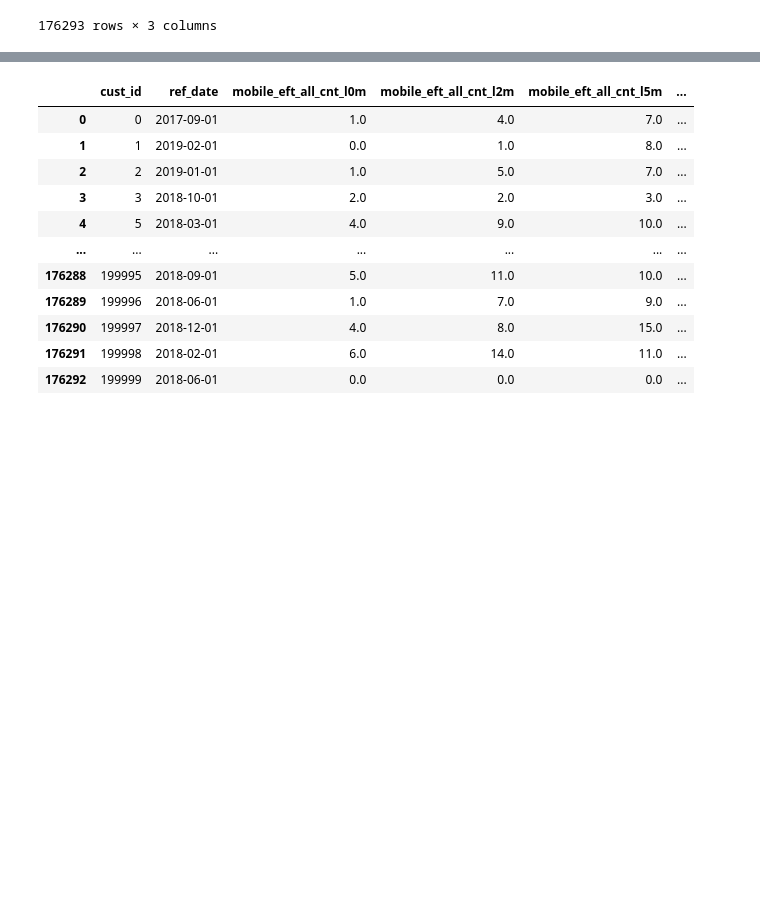
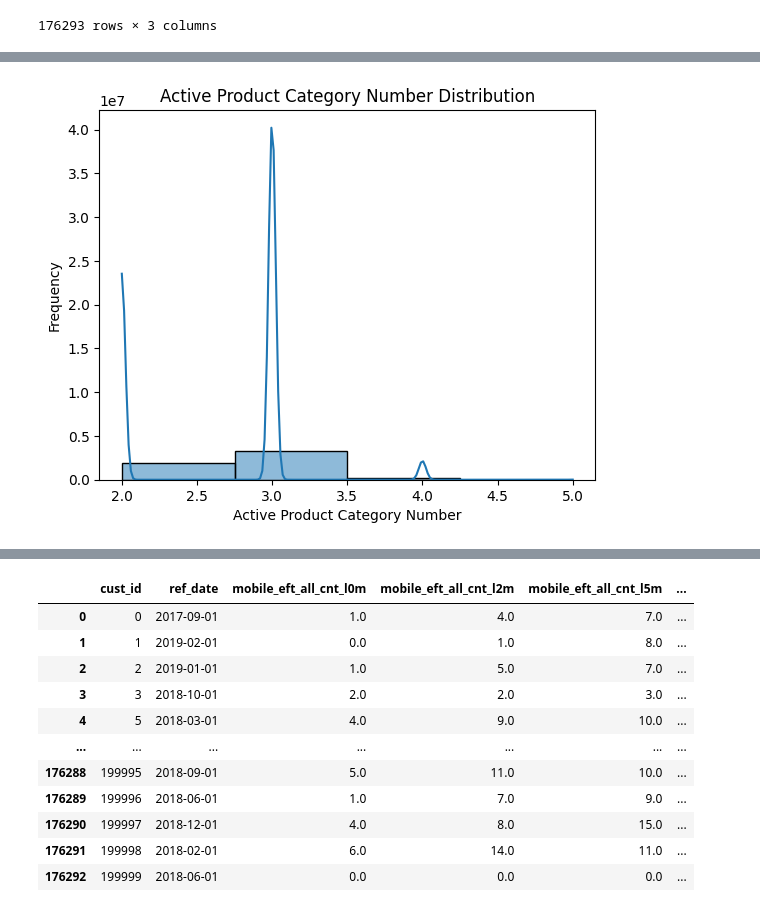
Before and after one commit to bthnsrts/datathon-team-guney-kampus, a Jupyter notebook: notebooks/feature_engineering.ipynb, the cells around one changed output, grey strips where cells are left out. Saved outputs shown, nothing was run; the diff lists cells and outputs as text; code cells hidden in the pictures; blank space fills up the shorter version.

```diff
--- a/notebooks/feature_engineering.ipynb
+++ b/notebooks/feature_engineering.ipynb
@@ -76,3 +95,19 @@ cust_hist_ref_dates.head(5)
 | 2 | 0 | 2016-03-01 | 2.0 | 2 | 37.38 | NaN | ... |
 | 3 | 0 | 2016-04-01 | 4.0 | 2 | 100.90 | NaN | ... |
 | 4 | 0 | 2016-05-01 | 3.0 | 3 | 132.28 | NaN | ... |
+# %%
+def _safe_div(a, b):
+    return np.where(b == 0, np.nan, a / b)
+# %%
+'''
+Feature Engineering on Transaction Data
+'''
+cust_hist_ref_dates['avg_ticket_eft'] = _safe_div(cust_hist_ref_dates['mobile_eft_all_amt'], cust_hist_ref_dates['mobile_eft_all_cnt'])
+cust_hist_ref_dates['avg_cc'] = _safe_div(cust_hist_ref_dates['cc_transaction_all_amt'], cust_hist_ref_dates['cc_transaction_all_cnt'])
+# channel mix & intensity
+cust_hist_ref_dates['total_cnt'] = cust_hist_ref_dates['mobile_eft_all_cnt'] + cust_hist_ref_dates['cc_transaction_all_cnt']
+cust_hist_ref_dates['total_amt'] = cust_hist_ref_dates['mobile_eft_all_amt'] + cust_hist_ref_dates['cc_transaction_all_amt']
+cust_hist_ref_dates['share_eft_cnt'] = _safe_div(cust_hist_ref_dates['mobile_eft_all_cnt'], cust_hist_ref_dates['total_cnt'])
+cust_hist_ref_dates['share_cc_cnt'] = _safe_div(cust_hist_ref_dates['cc_transaction_all_cnt'], cust_hist_ref_dates['total_cnt'])
+cust_hist_ref_dates['share_eft_amt'] = _safe_div(cust_hist_ref_dates['mobile_eft_all_amt'], cust_hist_ref_dates['total_amt'])
+cust_hist_ref_dates['share_cc_amt'] = _safe_div(cust_hist_ref_dates['cc_transaction_all_amt'], cust_hist_ref_dates['total_amt'])
@@ -78,0 +155,8 @@ cust_hist_ref_dates.head(5)
+# %%
+sns.histplot(cust_hist_ref_dates['active_product_category_nbr'], bins = 4, kde=True)
+plt.title('Active Product Category Number Distribution')
+plt.xlabel('Active Product Category Number')
+plt.ylabel('Frequency')
+plt.show()
+# %% [output]
+[figure, added]
```
Also changed, not shown: parts of 30 cells of this notebook.
